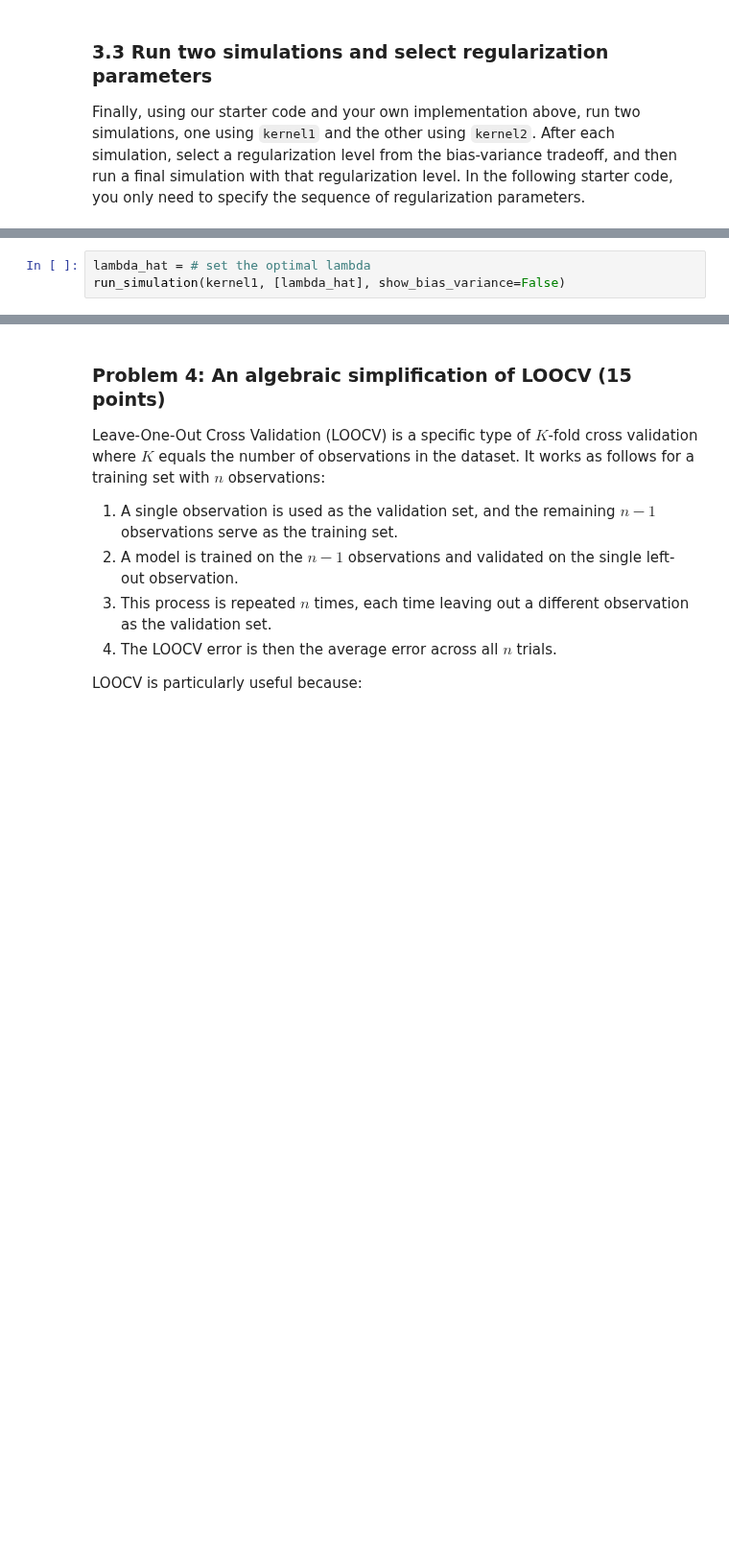
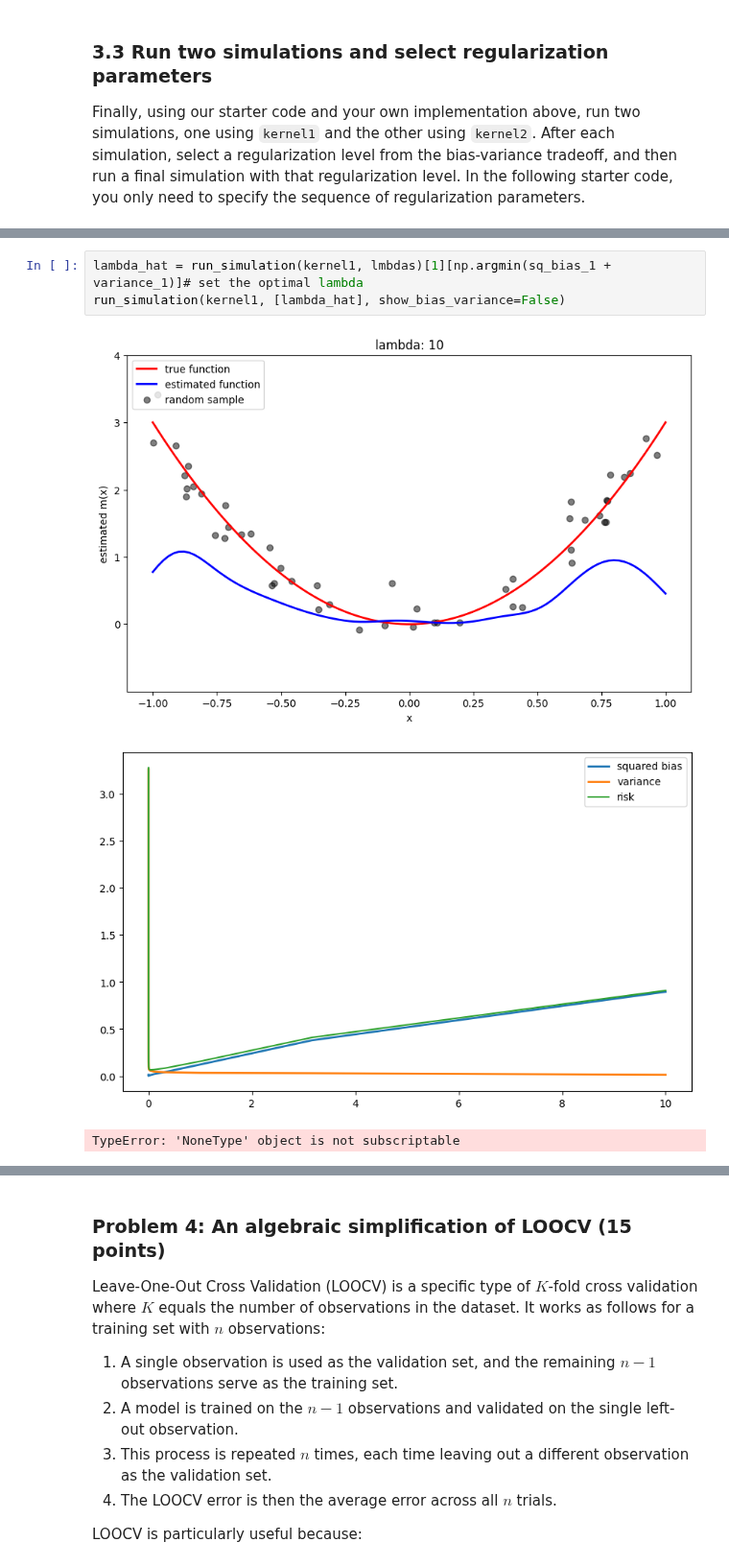
Before and after one commit to yaj0212/Intermediate-Machine-Learning, a Jupyter notebook: assignments/assn1/assn1.ipynb, the cells around one changed output, grey strips where cells are left out. Shown at 96% size. Saved outputs shown, nothing was run; the diff lists cells and outputs as text; blank space fills up the shorter version.

```diff
--- a/assignments/assn1/assn1.ipynb
+++ b/assignments/assn1/assn1.ipynb
@@ -664,4 +689,8 @@ run_simulation(kernel1, lmbdas)
 # %%
-lambda_hat = # set the optimal lambda
+lambda_hat = run_simulation(kernel1, lmbdas)[1][np.argmin(sq_bias_1 + variance_1)]# set the optimal lambda
 run_simulation(kernel1, [lambda_hat], show_bias_variance=False)
+# %% [output]
+[figure, added]
+[figure, added]
+TypeError: 'NoneType' object is not subscriptable
 # %%
```
Also changed, not shown: parts of 7 cells of this notebook.
